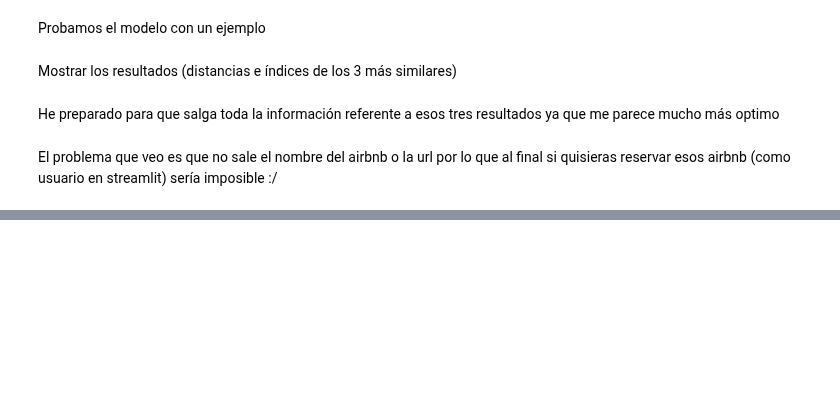
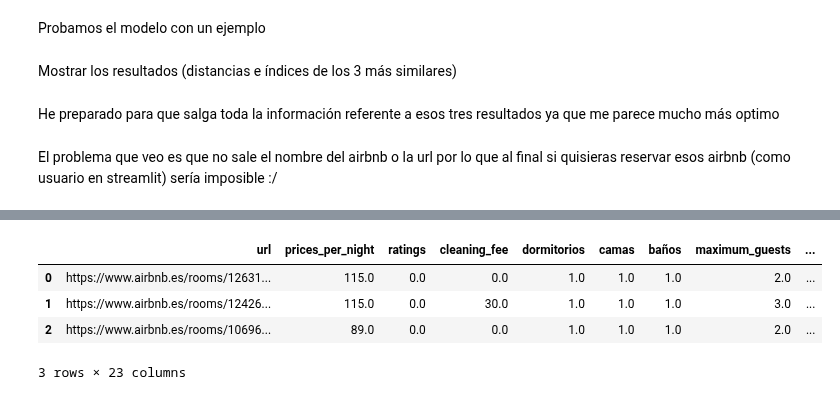
Before and after one commit to DiogoBernardoPT/Proyecto-Final-Bootcamp---Dream-Team, a Jupyter notebook: CODE NEIGHBORS.ipynb, the cells around one changed output, grey strips where cells are left out. Cells and saved outputs as stored; diff of their text form; code cells hidden in the pictures; blank space fills up the shorter version.

```diff
--- a/CODE NEIGHBORS.ipynb
+++ b/CODE NEIGHBORS.ipynb
@@ -60,0 +93,8 @@ recommended_properties
+# %%
+recommended_properties
+# %% [output]
+|  | url | prices_per_night | ratings | cleaning_fee | dormitorios | camas | baños | maximum_guests | ... |
+| 0 | https://www.airbnb.es/rooms/12631... | 115.0 | 0.0 | 0.0 | 1.0 | 1.0 | 1.0 | 2.0 | ... |
+| 1 | https://www.airbnb.es/rooms/12426... | 115.0 | 0.0 | 30.0 | 1.0 | 1.0 | 1.0 | 3.0 | ... |
+| 2 | https://www.airbnb.es/rooms/10696... | 89.0 | 0.0 | 0.0 | 1.0 | 1.0 | 1.0 | 2.0 | ... |
+3 rows × 23 columns
```
Also changed, not shown: parts of 13 cells of this notebook.
